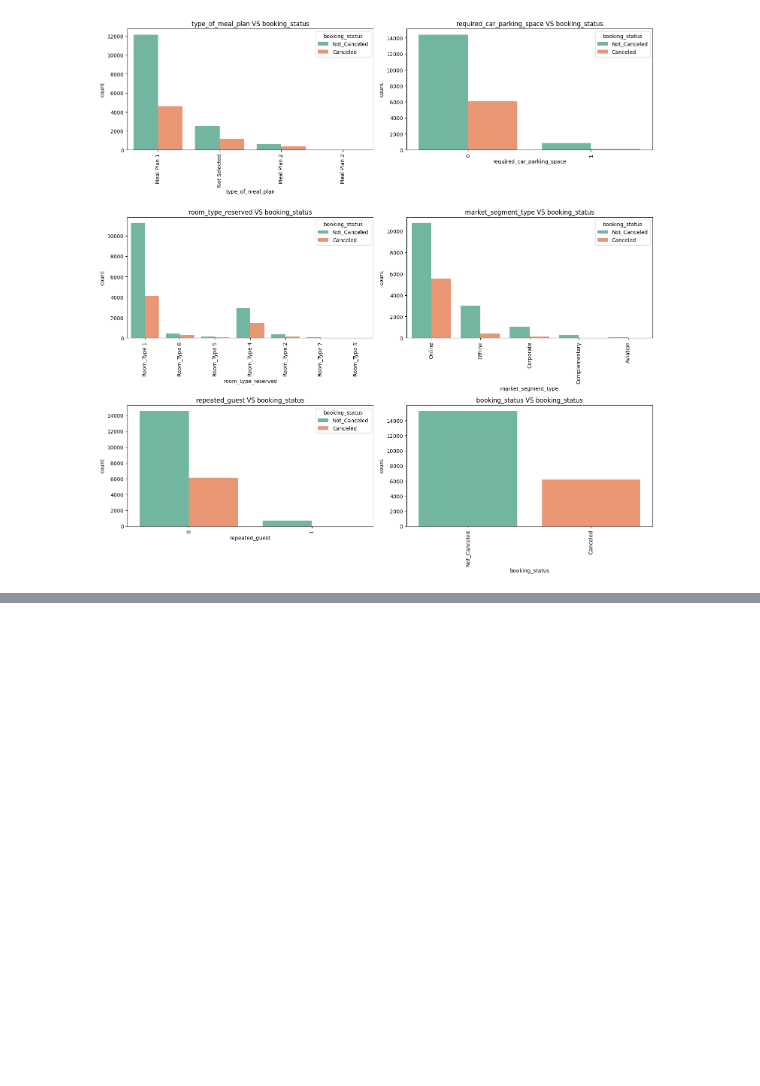
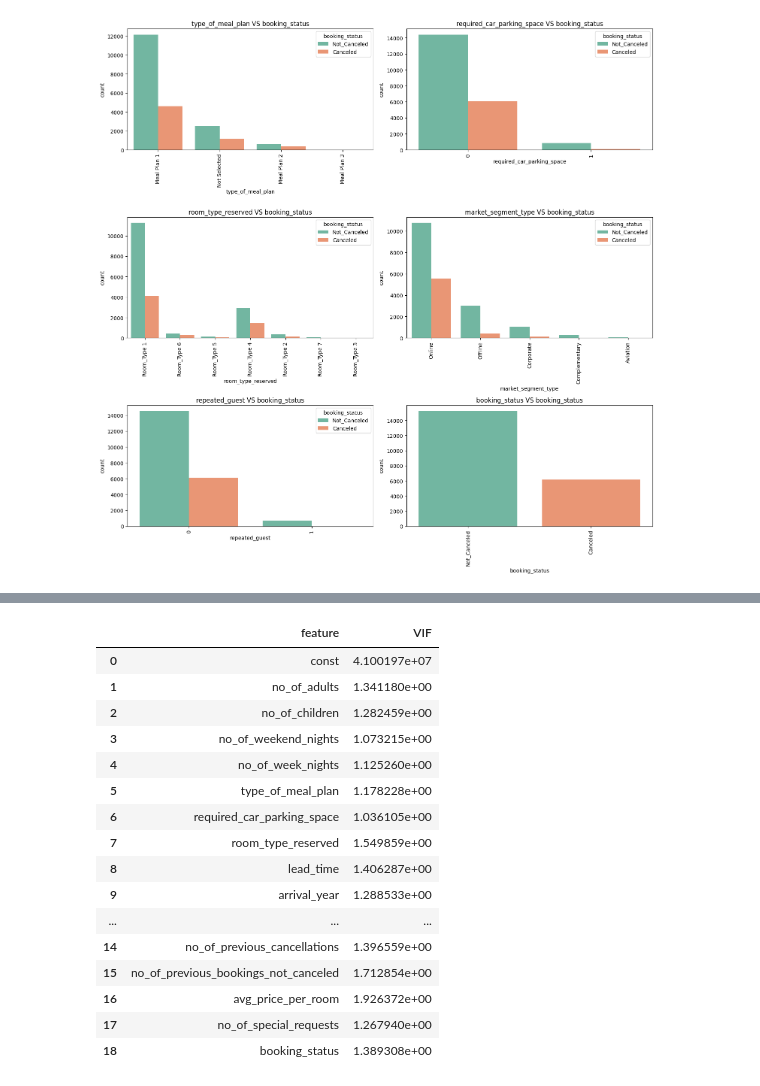
Before and after one commit to JV456/GuestGazer, a Jupyter notebook: notebook/notebook.ipynb, the cells around one changed output, grey strips where cells are left out. Cells and saved outputs as stored; diff of their text form; code cells hidden in the pictures; blank space fills up the shorter version.

```diff
--- a/notebook/notebook.ipynb
+++ b/notebook/notebook.ipynb
@@ -224,0 +330,27 @@ plot_bivariate_cat(data, 'booking_status', cat_cols)
+# %%
+X = add_constant(df) ## adding constant to our df
+
+vif_data = pd.DataFrame()
+
+vif_data["feature"] = X.columns ## it will have all the columns
+vif_data["VIF"] = [variance_inflation_factor(X.values,i) for i in range(X.shape[1]) ]
+# %%
+vif_data ## if the number is above 5 then we can say there is multicollinearity, and if above 10 then we can say very high, but if the number is less like 1 or 2 then it is negligible
+# %% [output]
+|  | feature | VIF |
+| 0 | const | 4.100197e+07 |
+| 1 | no_of_adults | 1.341180e+00 |
+| 2 | no_of_children | 1.282459e+00 |
+| 3 | no_of_weekend_nights | 1.073215e+00 |
+| 4 | no_of_week_nights | 1.125260e+00 |
+| 5 | type_of_meal_plan | 1.178228e+00 |
+| 6 | required_car_parking_space | 1.036105e+00 |
+| 7 | room_type_reserved | 1.549859e+00 |
+| 8 | lead_time | 1.406287e+00 |
+| 9 | arrival_year | 1.288533e+00 |
+| ... | ... | ... |
+| 14 | no_of_previous_cancellations | 1.396559e+00 |
+| 15 | no_of_previous_bookings_not_canceled | 1.712854e+00 |
+| 16 | avg_price_per_room | 1.926372e+00 |
+| 17 | no_of_special_requests | 1.267940e+00 |
+| 18 | booking_status | 1.389308e+00 |
```
Also changed, not shown: parts of 52 cells of this notebook, 5 other files.
